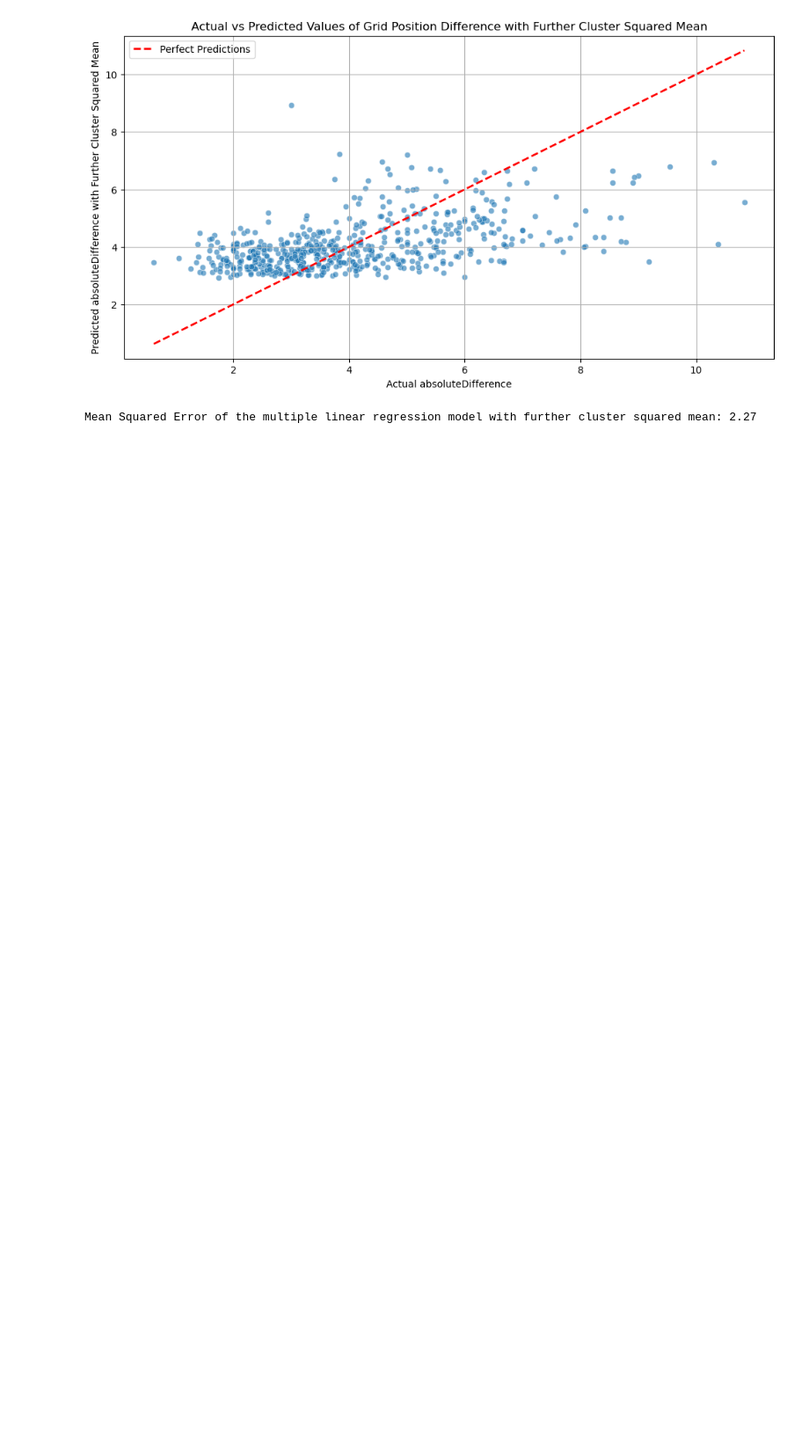
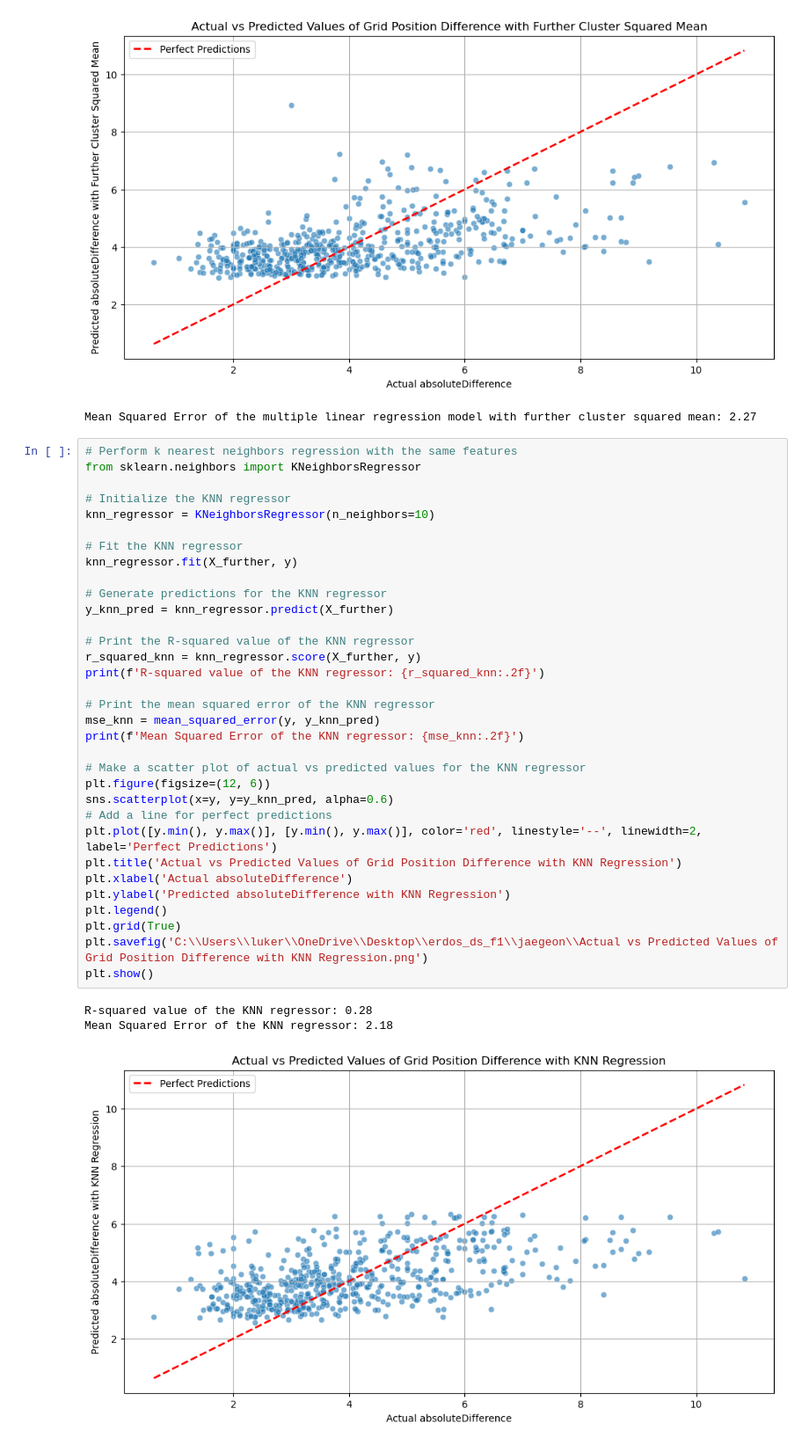
Before and after one commit to Merlin117/erdos_ds_f1, a Jupyter notebook: jaegeon/Some preliminaery modeling qual time vs position changes.ipynb, the cells around one changed output. Shown at 88% size. Drawn from its saved outputs; the diff is of its cells as text; blank space fills up the shorter version.

Commit message:
tried kNN regression

```diff
--- a/jaegeon/Some preliminaery modeling qual time vs position changes.ipynb
+++ b/jaegeon/Some preliminaery modeling qual time vs position changes.ipynb
@@ -256,3 +256,40 @@ print(f'Mean Squared Error of the multiple linear regression model with further
 # %% [output]
 [figure]
 Mean Squared Error of the multiple linear regression model with further cluster squared mean: 2.27
+# %%
+# Perform k nearest neighbors regression with the same features
+from sklearn.neighbors import KNeighborsRegressor
+
+# Initialize the KNN regressor
+knn_regressor = KNeighborsRegressor(n_neighbors=10)
+
+# Fit the KNN regressor
+knn_regressor.fit(X_further, y)
+
+# Generate predictions for the KNN regressor
+y_knn_pred = knn_regressor.predict(X_further)
+
+# Print the R-squared value of the KNN regressor
+r_squared_knn = knn_regressor.score(X_further, y)
+print(f'R-squared value of the KNN regressor: {r_squared_knn:.2f}')
+
+# Print the mean squared error of the KNN regressor
+mse_knn = mean_squared_error(y, y_knn_pred)
+print(f'Mean Squared Error of the KNN regressor: {mse_knn:.2f}')
+
+# Make a scatter plot of actual vs predicted values for the KNN regressor
+plt.figure(figsize=(12, 6))
+sns.scatterplot(x=y, y=y_knn_pred, alpha=0.6)
+# Add a line for perfect predictions
+plt.plot([y.min(), y.max()], [y.min(), y.max()], color='red', linestyle='--', linewidth=2, label='Perfect Predictions')
+plt.title('Actual vs Predicted Values of Grid Position Difference with KNN Regression')
+plt.xlabel('Actual absoluteDifference')
+plt.ylabel('Predicted absoluteDifference with KNN Regression')
+plt.legend()
+plt.grid(True)
+plt.savefig('C:\\Users\\luker\\OneDrive\\Desktop\\erdos_ds_f1\\jaegeon\\Actual vs Predicted Values of Grid Position Difference with KNN Regression.png')
+plt.show()
+# %% [output]
+R-squared value of the KNN regressor: 0.28
+Mean Squared Error of the KNN regressor: 2.18
+[figure, added]
```
Also changed, not shown: 1 other file.
